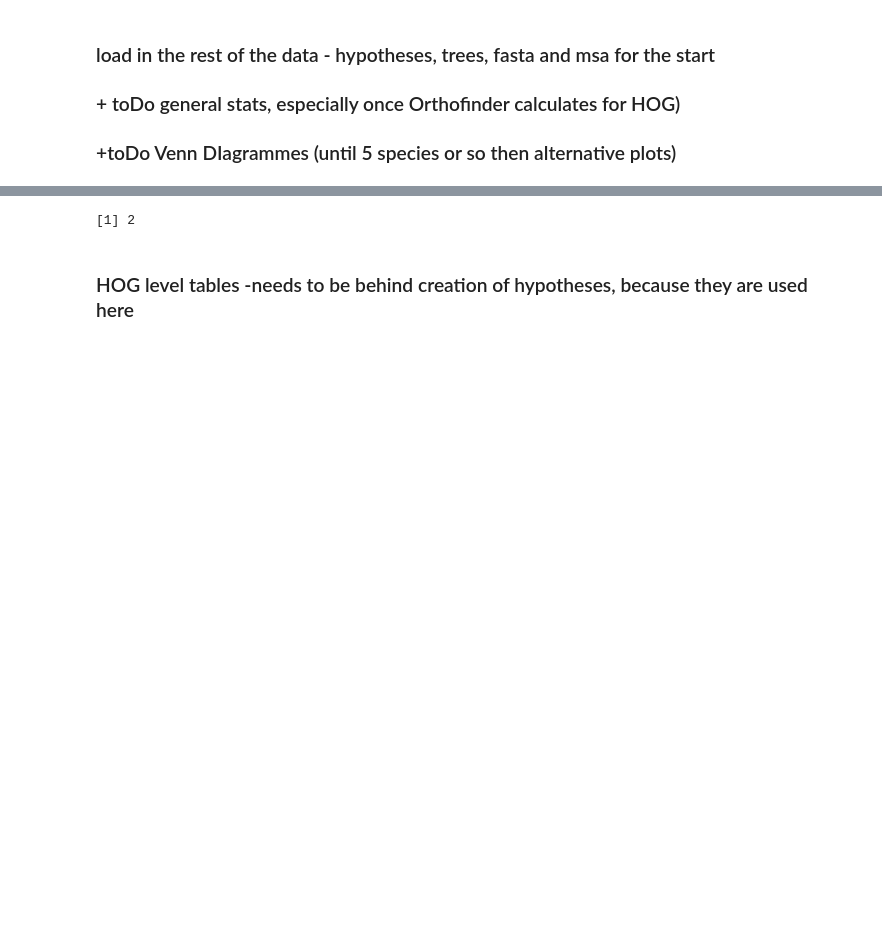
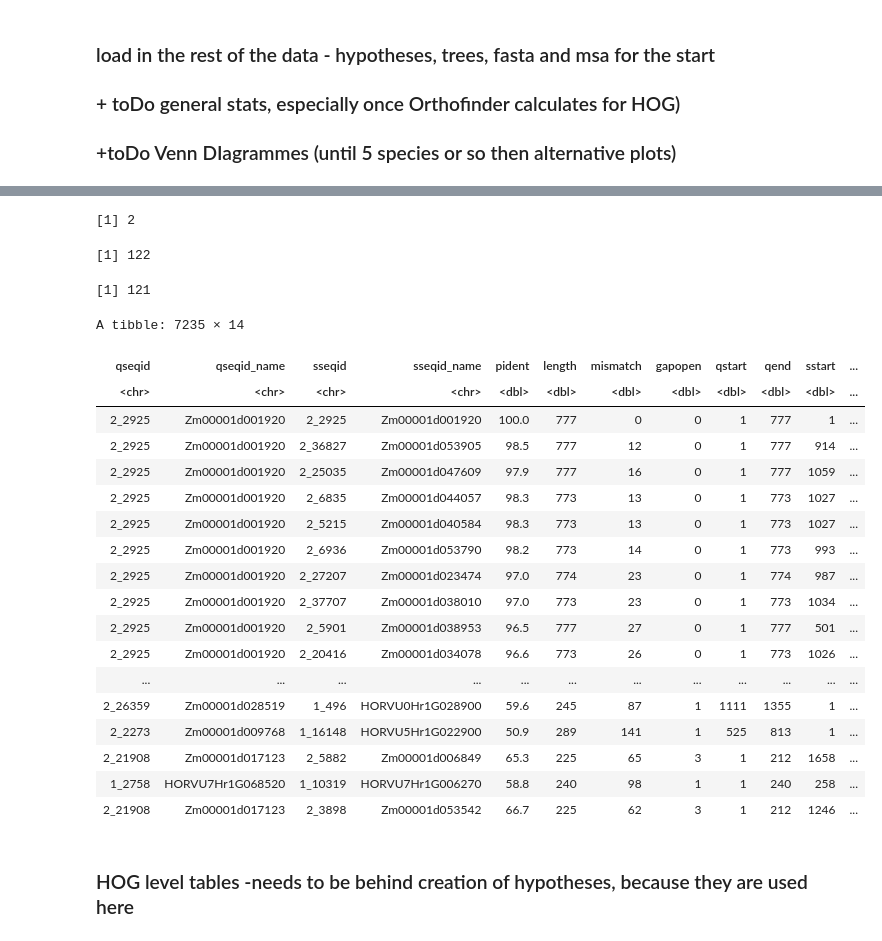
Before and after one commit to tgstoecker/A2TEA.Workflow, a Jupyter notebook: final_tea_datasets.ipynb, the cells around one changed output, grey strips where cells are left out. Cells and saved outputs as stored; diff of their text form; code cells hidden in the pictures; blank space fills up the shorter version.

```diff
--- a/final_tea_datasets.ipynb
+++ b/final_tea_datasets.ipynb
@@ -259,12 +238,18 @@ hypotheses <- read_delim("hypotheses.tsv", delim = "\t")
 hypotheses$hypothesis
 
 
-## define two classes
+## define three classes
 # class for the expanded_OG - containing all different types of data we have on it
 setClass("expanded_OG", slots=list(genes="spec_tbl_df",
-                                  fasta_files="list",
-                                  msa="AAMultipleAlignment",
-                                  tree="phylo"))
+                                   blast_table="tbl_df",
+                                   nrow_table="numeric",
+                                   num_genes_HOG="numeric",
+                                   num_genes_extend="numeric",
+                                   num_genes_complete="numeric",
+                                   genes_HOG="tbl_df",
+                                   fasta_files="list",
+                                   msa="AAMultipleAlignment",
+                                   tree="phylo"))
 
 
 # class for the hypotheses
@@ -284,7 +269,15 @@ setClass("hypothesis",
                                   species_tree="phylo"))
 #                                  ortho_intersect_plot="gg"))
 
-
+# class for extended BLAST hits info
+setClass("extended_BLAST_hits",
+         slots=list(blast_table="tbl_df",
+                    nrow_table="numeric",
+                    num_genes_HOG="numeric",
+                    num_genes_extend="numeric",
+                    num_genes_complete="numeric",
+                    genes_HOG="tbl_df")
+         )
 
 
 rm(t)
@@ -297,6 +290,9 @@ rm(HYPOTHESES.a2tea)
 
 
 for (hypothesis in hypotheses$hypothesis) {
+    # read-in extended_BLAST_hits.RDS object of hypothesis
+    extended_BLAST_hits <- readRDS(paste0("tea/", hypothesis, "/extended_BLAST_hits/extended_BLAST_hits.RDS"))
+
     # print(paste0("hypothesis_", hypo))
 
     # create empty list object for hypothesis #
@@ -320,7 +316,12 @@ for (hypothesis in hypotheses$hypothesis) {
     for (exp_OG in expanded_OGs_short) {
     # print(exp_OG)
         test <- new("expanded_OG",
-             genes=read_table(paste0("tea/", hypothesis, "/exp_OGs_proteinnames/", exp_OG, ".txt")),
+             genes=read_table(paste0("tea/", hypothesis, "/exp_OGs_proteinnames/", exp_OG, ".txt"), col_names = FALSE),
+             blast_table=extended_BLAST_hits[[exp_OG]]@blast_table,
+             num_genes_HOG=extended_BLAST_hits[[exp_OG]]@num_genes_HOG,
+             num_genes_extend=extended_BLAST_hits[[exp_OG]]@num_genes_extend,
+             num_genes_complete=extended_BLAST_hits[[exp_OG]]@num_genes_complete,
+             genes_HOG=extended_BLAST_hits[[exp_OG]]@genes_HOG,
              fasta_files=read.fasta(paste0("tea/", hypothesis, "/fa_records/", exp_OG,".fa"), seqtype = "AA", as.string = TRUE),
              msa=readAAMultipleAlignment(paste0("tea/", hypothesis, "/muscle/", exp_OG, ".afa")),
              tree=read.tree(paste0("tea/", hypothesis, "/trees/", exp_OG, ".tree")))
@@ -400,9 +401,33 @@ cols(
 )
-# %%
-length(hypotheses$hypothesis)
-#?setClass
-# %% [output]
-[1] 2
+# %%
+length(hypotheses$hypothesis)
+length(HYPOTHESES.a2tea$hypothesis_2@expanded_OGs$N0.HOG0000027@genes$X1)
+length(HYPOTHESES.a2tea$hypothesis_2@expanded_OGs$N0.HOG0000027@fasta_files)
+HYPOTHESES.a2tea$hypothesis_2@expanded_OGs$N0.HOG0000028@blast_table
+#?setClass
+# %% [output]
+[1] 2
+[1] 122
+[1] 121
+A tibble: 7235 × 14
+| qseqid | qseqid_name | sseqid | sseqid_name | pident | length | mismatch | gapopen | qstart | qend | sstart | ... |
+| <chr> | <chr> | <chr> | <chr> | <dbl> | <dbl> | <dbl> | <dbl> | <dbl> | <dbl> | <dbl> | ... |
+| 2_2925 | Zm00001d001920 | 2_2925 | Zm00001d001920 | 100.0 | 777 | 0 | 0 | 1 | 777 | 1 | ... |
+| 2_2925 | Zm00001d001920 | 2_36827 | Zm00001d053905 | 98.5 | 777 | 12 | 0 | 1 | 777 | 914 | ... |
+| 2_2925 | Zm00001d001920 | 2_25035 | Zm00001d047609 | 97.9 | 777 | 16 | 0 | 1 | 777 | 1059 | ... |
+| 2_2925 | Zm00001d001920 | 2_6835 | Zm00001d044057 | 98.3 | 773 | 13 | 0 | 1 | 773 | 1027 | ... |
+| 2_2925 | Zm00001d001920 | 2_5215 | Zm00001d040584 | 98.3 | 773 | 13 | 0 | 1 | 773 | 1027 | ... |
+| 2_2925 | Zm00001d001920 | 2_6936 | Zm00001d053790 | 98.2 | 773 | 14 | 0 | 1 | 773 | 993 | ... |
+| 2_2925 | Zm00001d001920 | 2_27207 | Zm00001d023474 | 97.0 | 774 | 23 | 0 | 1 | 774 | 987 | ... |
+| 2_2925 | Zm00001d001920 | 2_37707 | Zm00001d038010 | 97.0 | 773 | 23 | 0 | 1 | 773 | 1034 | ... |
+| 2_2925 | Zm00001d001920 | 2_5901 | Zm00001d038953 | 96.5 | 777 | 27 | 0 | 1 | 777 | 501 | ... |
+| 2_2925 | Zm00001d001920 | 2_20416 | Zm00001d034078 | 96.6 | 773 | 26 | 0 | 1 | 773 | 1026 | ... |
+| ... | ... | ... | ... | ... | ... | ... | ... | ... | ... | ... | ... |
+| 2_26359 | Zm00001d028519 | 1_496 | HORVU0Hr1G028900 | 59.6 | 245 | 87 | 1 | 1111 | 1355 | 1 | ... |
+| 2_2273 | Zm00001d009768 | 1_16148 | HORVU5Hr1G022900 | 50.9 | 289 | 141 | 1 | 525 | 813 | 1 | ... |
+| 2_21908 | Zm00001d017123 | 2_5882 | Zm00001d006849 | 65.3 | 225 | 65 | 3 | 1 | 212 | 1658 | ... |
+| 1_2758 | HORVU7Hr1G068520 | 1_10319 | HORVU7Hr1G006270 | 58.8 | 240 | 98 | 1 | 1 | 240 | 258 | ... |
+| 2_21908 | Zm00001d017123 | 2_3898 | Zm00001d053542 | 66.7 | 225 | 62 | 3 | 1 | 212 | 1246 | ... |
 # %% [markdown]
 ### HOG level tables -needs to be behind creation of hypotheses, because they are used here
 # %%
```
Also changed, not shown: parts of 20 cells of this notebook, 5 other files.
